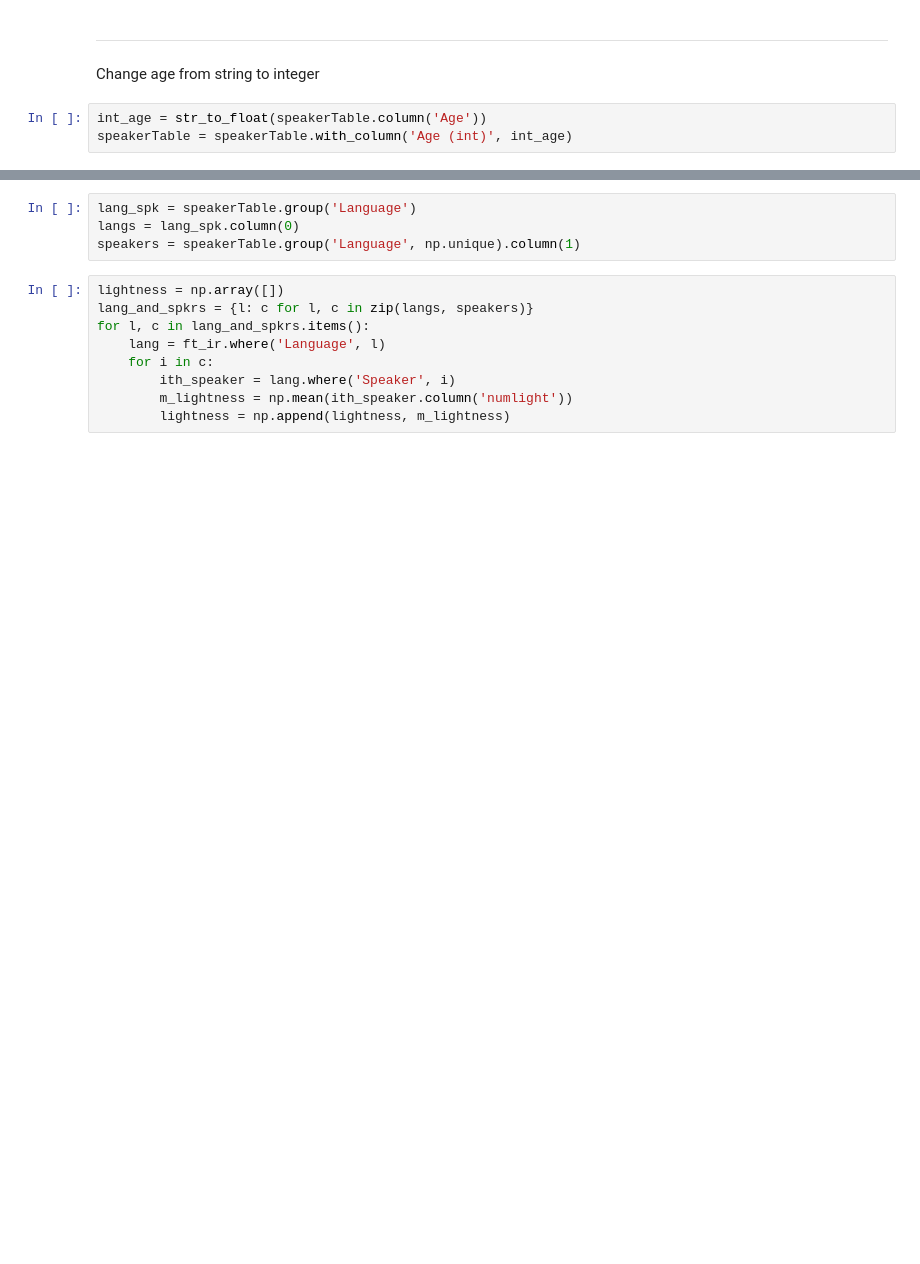
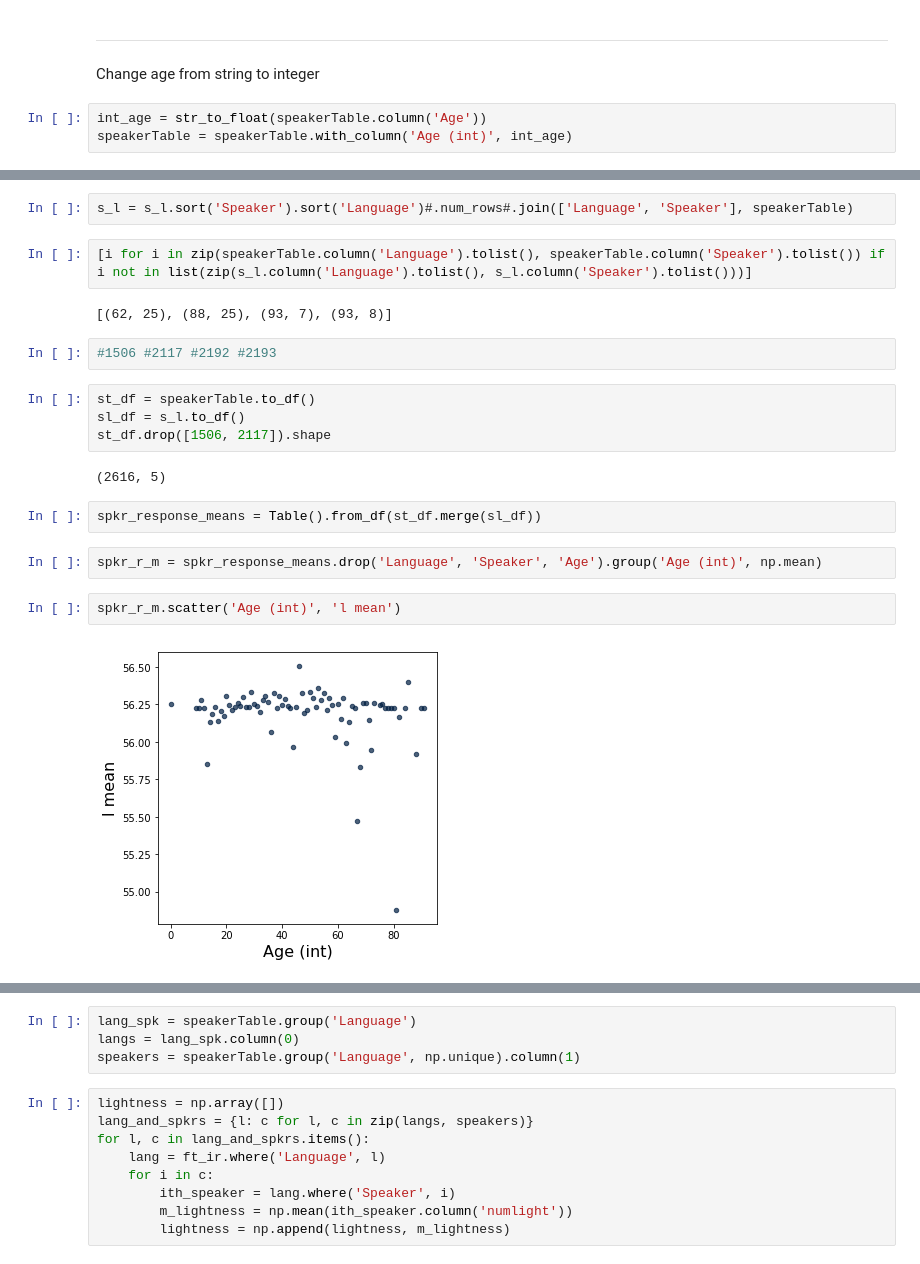
Before and after one commit to jasonsjiang/World-Color-Survey, a Jupyter notebook: finalprojecttest.ipynb, the cells around one changed output, grey strips where cells are left out. Cells and saved outputs as stored; diff of their text form; blank space fills up the shorter version.

```diff
--- a/finalprojecttest.ipynb
+++ b/finalprojecttest.ipynb
@@ -270,0 +217,22 @@ speakerTable_no_zeroes = speakerTable.where('Age (int)', are.above(0))
+# %%
+s_l = s_l.sort('Speaker').sort('Language')#.num_rows#.join(['Language', 'Speaker'], speakerTable)
+# %%
+[i for i in zip(speakerTable.column('Language').tolist(), speakerTable.column('Speaker').tolist()) if i not in list(zip(s_l.column('Language').tolist(), s_l.column('Speaker').tolist()))]
+# %% [output]
+[(62, 25), (88, 25), (93, 7), (93, 8)]
+# %%
+#1506 #2117 #2192 #2193
+# %%
+st_df = speakerTable.to_df()
+sl_df = s_l.to_df()
+st_df.drop([1506, 2117]).shape
+# %% [output]
+(2616, 5)
+# %%
+spkr_response_means = Table().from_df(st_df.merge(sl_df))
+# %%
+spkr_r_m = spkr_response_means.drop('Language', 'Speaker', 'Age').group('Age (int)', np.mean)
+# %%
+spkr_r_m.scatter('Age (int)', 'l mean')
+# %% [output]
+[figure, added]
```
Also changed, not shown: parts of 40 cells of this notebook.
